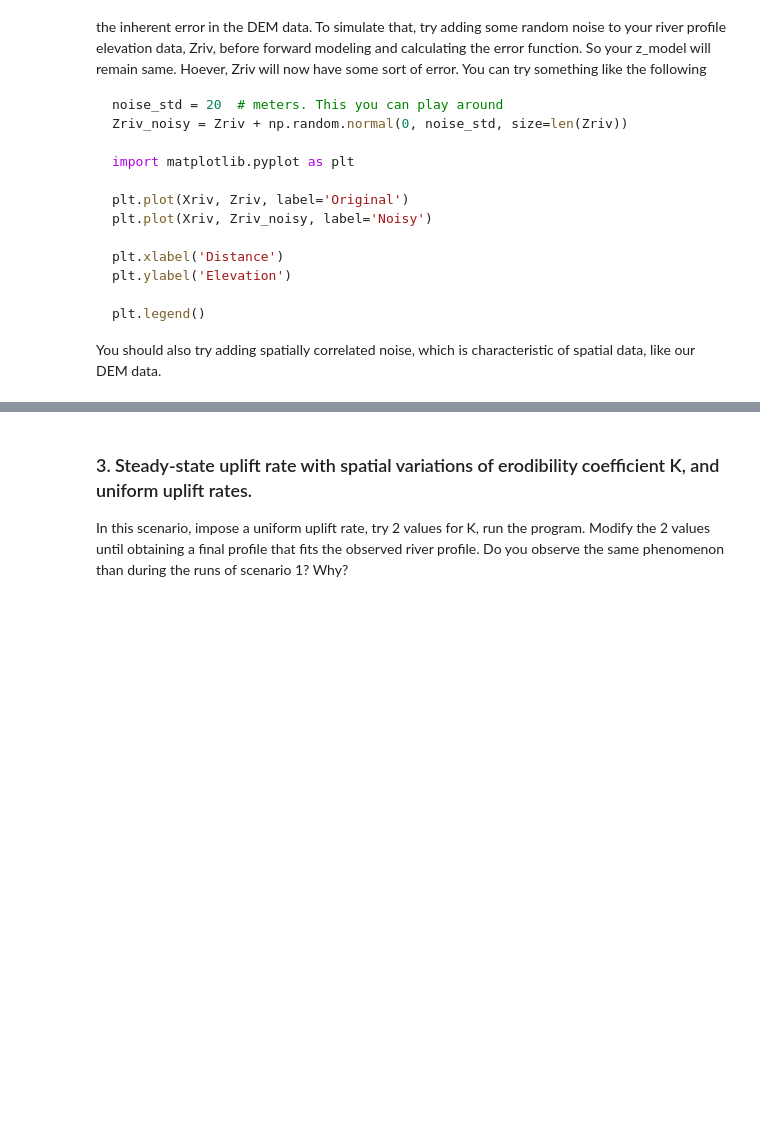
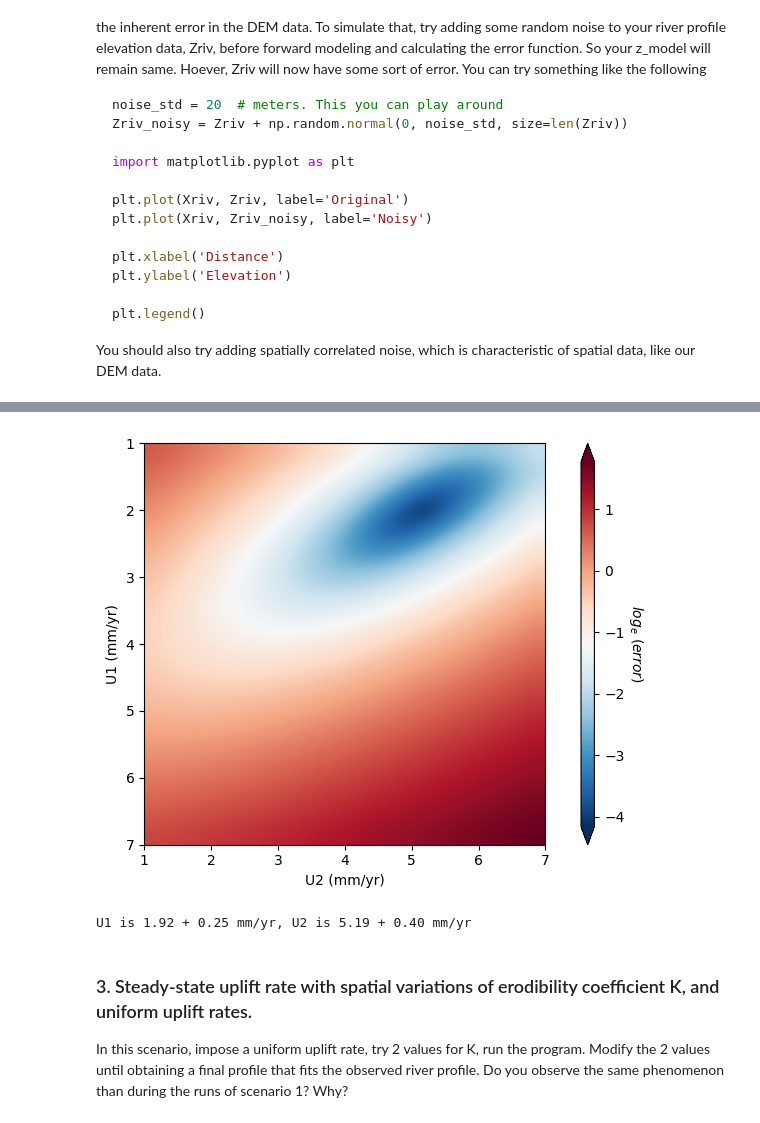
Before and after one commit to ramendra1990/PythonWorkshop_NGRI, a Jupyter notebook: riverProfile_tutorial/riverProfileTutorial.ipynb, the cells around one changed output, grey strips where cells are left out. Drawn from its saved outputs; the diff is of its cells as text; code cells hidden in the pictures; blank space fills up the shorter version.

```diff
--- a/riverProfile_tutorial/riverProfileTutorial.ipynb
+++ b/riverProfile_tutorial/riverProfileTutorial.ipynb
@@ -311,3 +378,69 @@ You should also try adding spatially correlated noise, which is characteristic o
+# %%
+sampling_interval = 0.3 # Sampling interval can be increased/decreased to have a lesser/higher sample size of the model parameters.
+# Decreasing the sampling interval will increase the fidelity (decrease the uncertainity) of your inversion routine. But it will take more number iterations and hence more time.
+Up1 = np.arange(1.0, 7 + sampling_interval, sampling_interval, dtype='float')
+
+Up2 = np.arange(1.0, 7 + sampling_interval, sampling_interval, dtype='float')
+# Initialize an error matrix
+e_matrix = np.zeros((len(Up1), len(Up2)))
+# Run the forward model for every possible scenario (a brute-force inversion approach)
+for (r_idx, u1) in enumerate(Up1):
+    for (c_idx, u2) in enumerate(Up2):
+        Up = [u1, u2]
+        Up = [u / 1000 for u in Up]    # uplift rate in m/yr
+        K = [2E-5, 2E-5]
+        Xt = [1, 12000]
+        ntX = len(Xt)  # number of spatial transition
+        UpV = np.zeros((nx,))   # spatial vector of the local uplift value
+        UpV[0 : nxt1] = Up[0]
+        # UpV[nxt1 : nxt2]=Up[1]
+        UpV[nxt1 : nx]=Up[1]
+
+        zz_num = z0.copy()
+        for i in range(nt):    # time iteration
+            S = np.maximum(0, -np.diff(zz_num)) / dx
+            zz_num[0 : nx-1] = zz_num[0 : nx-1] + dt * ((UfacV[i] * UpV[0 : nx-1]) - (KV[0 : nx-1]*(AreaX[0 : nx-1]**m)*(S**n)))
+        z_mod = np.interp(Xriv, x, zz_num)
+        e = error_function(Zriv_noisy, z_mod)
+        e_matrix[r_idx, c_idx] = e
+
+plt.figure()
+plt.imshow(np.log(e_matrix), extent=[min(Up2), max(Up2), max(Up1), min(Up1)],
+           interpolation='bicubic', cmap= "RdBu_r")
+
+cbar = plt.colorbar(extend='both',
+             orientation='vertical',
+             aspect = 30, shrink=1.0, pad=0.06)
+cbar.set_label(r'$log_e\ (error)$', rotation=270, labelpad=15)
+plt.xlabel('U2 (mm/yr)')
+plt.ylabel('U1 (mm/yr)')
+plt.tight_layout()
+# %% [output]
+[figure, added]
+# %%
+N = len(Zriv)
+logL = -0.5 * N * e_matrix
+logL_shift = logL - np.max(logL)
+likelihood = np.exp(logL_shift)
+
+# approximate posterior probability distribution over (U1,U2)
+posterior = likelihood / np.sum(likelihood)
+
+# Marginal uncertainties
+# For U1
+P_U1 = np.sum(posterior, axis=1)
+P_U1 = P_U1/np.sum(P_U1) # Marginal probablity of U1
+u1_mean = np.sum(Up1 * P_U1)
+u1_std = np.sqrt(np.sum((Up1 - u1_mean)**2 * P_U1))
+# For U2
+P_U2 = np.sum(posterior, axis=0)
+P_U2 = P_U2/np.sum(P_U2) # Marginal probablity of U1
+u2_mean = np.sum(Up2 * P_U2)
+u2_std = np.sqrt(np.sum((Up2 - u2_mean)**2 * P_U2))
+
+print(f'U1 is {u1_mean:.2f} + {u1_std:.2f} mm/yr, U2 is {u2_mean:.2f} + {u2_std:.2f} mm/yr') # For 1 sigma error
+# %% [output]
+U1 is 1.92 + 0.25 mm/yr, U2 is 5.19 + 0.40 mm/yr
 # %% [markdown]
 ### 3. Steady-state uplift rate with spatial variations of erodibility coefficient K, and uniform uplift rates.
 In this scenario, impose a uniform uplift rate, try 2 values for K, run the program. Modify the 2 values until obtaining a final profile that fits the observed river profile. Do you observe the same phenomenon than during the runs of scenario 1? Why?
```
Also changed, not shown: parts of 14 cells of this notebook.
